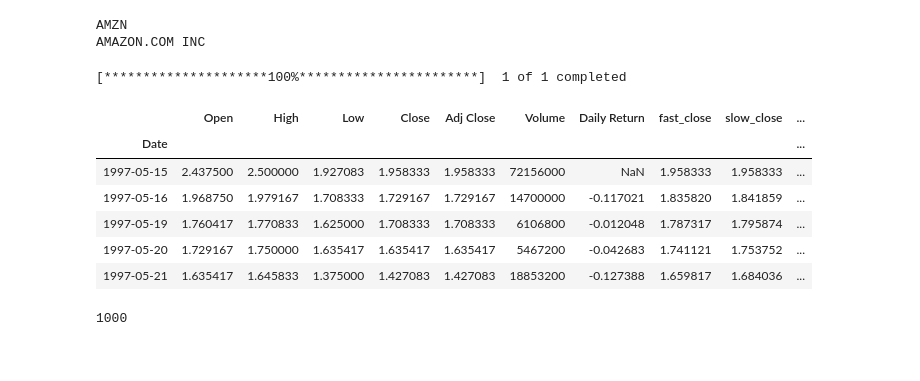
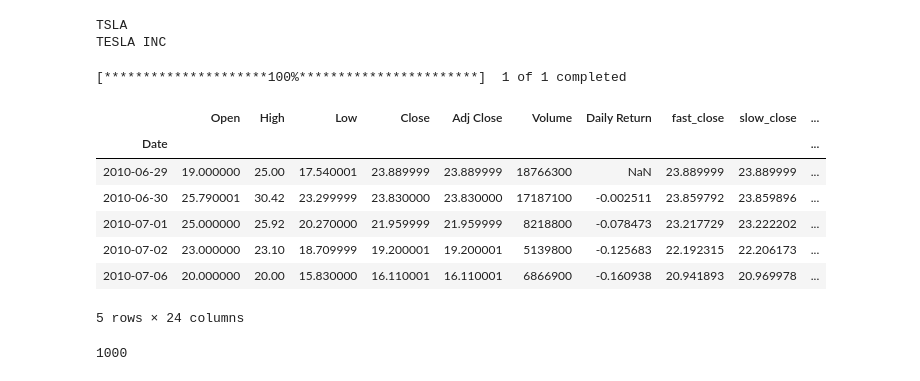
Before and after one commit to irayje/project_2, a Jupyter notebook: model_training.ipynb, the cells around one changed output. Drawn from its saved outputs; the diff is of its cells as text; code cells hidden in the pictures.

```diff
--- a/model_training.ipynb
+++ b/model_training.ipynb
@@ -18,7 +18,7 @@ import requests
 # Retrieve the NYtimes API key
 nyt_api = os.getenv("NYT_SECRET_KEY")
 # %%
-company_request = 'amazon'
+company_request = 'tesla'
 # %%
 def getCompany(text):
     r = requests.get('https://api.iextrading.com/1.0/ref-data/symbols')
@@ -32,8 +32,8 @@ company_name = company['name']
 print(symbol)
 print(company_name)
 # %% [output]
-AMZN
-AMAZON.COM INC
+TSLA
+TESLA INC
 # %%
 data = yf.download(symbol, parse_dates=True, infer_datetime_format=True)
 # %% [output]
@@ -42,27 +42,58 @@ data = yf.download(symbol, parse_dates=True, infer_datetime_format=True)
 data['Daily Return'] = data['Close'].dropna().pct_change()
 # %%
 # Set short and long windows
-short_window = 5
-long_window = 21
+short_window = 50
+long_window = 100
 
 # Construct a `Fast` and `Slow` Exponential Moving Average from short and long windows, respectively
 data['fast_close'] = data['Close'].ewm(halflife=short_window).mean()
 data['slow_close'] = data['Close'].ewm(halflife=long_window).mean()
 
 # Construct a crossover trading signal
 data['crossover_long'] = np.where(data['fast_close'] > data['slow_close'], 1.0, 0.0)
 data['crossover_short'] = np.where(data['fast_close'] < data['slow_close'], -1.0, 0.0)
 data['crossover_signal'] = data['crossover_long'] + data['crossover_short']
 
+short_vol_window = 5
+long_vol_window = 21
+
+# Construct a `Fast` and `Slow` Exponential Moving Average from short and long windows, respectively
+data['fast_vol'] = data['Daily Return'].ewm(halflife=short_vol_window).std()
+data['slow_vol'] = data['Daily Return'].ewm(halflife=long_vol_window).std()
+
+# Construct a crossover trading signal
+data['vol_trend_long'] = np.where(data['fast_vol'] < data['slow_vol'], 1.0, 0.0)
+data['vol_trend_short'] = np.where(data['fast_vol'] > data['slow_vol'], -1.0, 0.0)
+data['vol_trend_signal'] = data['vol_trend_long'] + data['vol_trend_short']
+
+# Set bollinger band window
+bollinger_window = 20
+
+# Calculate rolling mean and standard deviation
+data['bollinger_mid_band'] = data['Close'].rolling(window=bollinger_window).mean()
+data['bollinger_std'] = data['Close'].rolling(window=20).std()
+
+# Calculate upper and lowers bands of bollinger band
+data['bollinger_upper_band']  = data['bollinger_mid_band'] + (data['bollinger_std'] * 1)
+data['bollinger_lower_band']  = data['bollinger_mid_band'] - (data['bollinger_std'] * 1)
+
+# Calculate bollinger band trading signal
+data['bollinger_long'] = np.where(data['Close'] < data['bollinger_lower_band'], 1.0, 0.0)
+data['bollinger_short'] = np.where(data['Close'] > data['bollinger_upper_band'], -1.0, 0.0)
+data['bollinger_signal'] = data['bollinger_long'] + data['bollinger_short']
+
+data
+
 data.head()
 # %% [output]
 |  | Open | High | Low | Close | Adj Close | Volume | Daily Return | fast_close | slow_close | ... |
 | Date |  |  |  |  |  |  |  |  |  | ... |
-| 1997-05-15 | 2.437500 | 2.500000 | 1.927083 | 1.958333 | 1.958333 | 72156000 | NaN | 1.958333 | 1.958333 | ... |
-| 1997-05-16 | 1.968750 | 1.979167 | 1.708333 | 1.729167 | 1.729167 | 14700000 | -0.117021 | 1.835820 | 1.841859 | ... |
-| 1997-05-19 | 1.760417 | 1.770833 | 1.625000 | 1.708333 | 1.708333 | 6106800 | -0.012048 | 1.787317 | 1.795874 | ... |
-| 1997-05-20 | 1.729167 | 1.750000 | 1.635417 | 1.635417 | 1.635417 | 5467200 | -0.042683 | 1.741121 | 1.753752 | ... |
-| 1997-05-21 | 1.635417 | 1.645833 | 1.375000 | 1.427083 | 1.427083 | 18853200 | -0.127388 | 1.659817 | 1.684036 | ... |
+| 2010-06-29 | 19.000000 | 25.00 | 17.540001 | 23.889999 | 23.889999 | 18766300 | NaN | 23.889999 | 23.889999 | ... |
+| 2010-06-30 | 25.790001 | 30.42 | 23.299999 | 23.830000 | 23.830000 | 17187100 | -0.002511 | 23.859792 | 23.859896 | ... |
+| 2010-07-01 | 25.000000 | 25.92 | 20.270000 | 21.959999 | 21.959999 | 8218800 | -0.078473 | 23.217729 | 23.222202 | ... |
+| 2010-07-02 | 23.000000 | 23.10 | 18.709999 | 19.200001 | 19.200001 | 5139800 | -0.125683 | 22.192315 | 22.206173 | ... |
+| 2010-07-06 | 20.000000 | 20.00 | 15.830000 | 16.110001 | 16.110001 | 6866900 | -0.160938 | 20.941893 | 20.969978 | ... |
+5 rows × 24 columns
 # %%
 analyzer = SentimentIntensityAnalyzer()
 # %%
```
Also changed, not shown: parts of 4 cells of this notebook.
